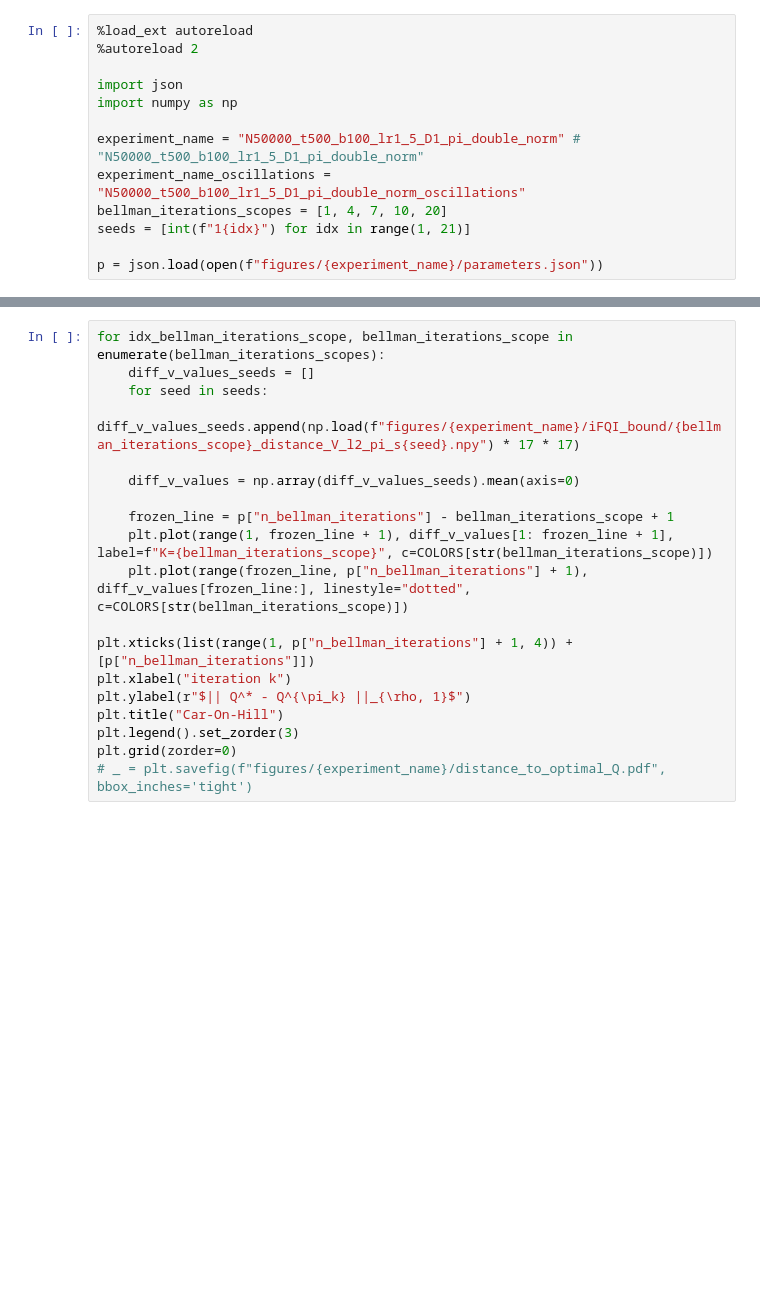
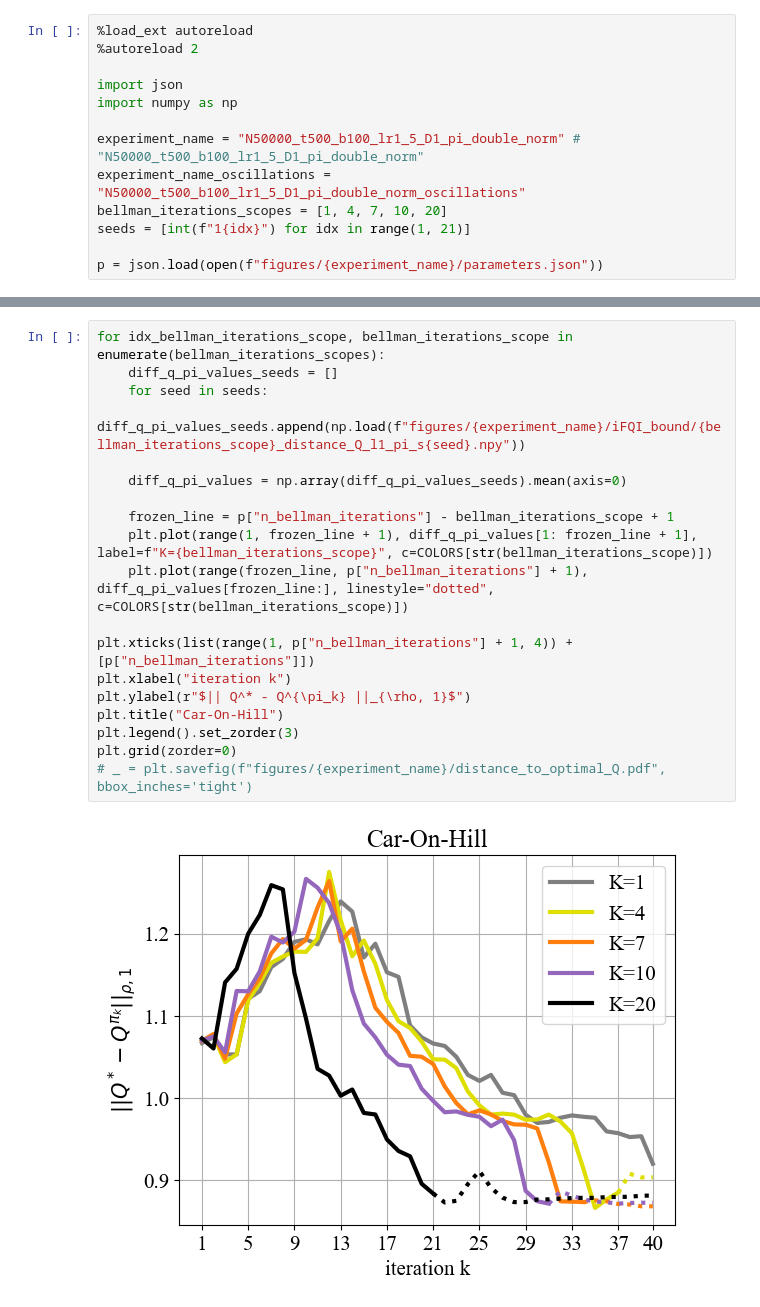
Before and after one commit to theovincent/i-DQN, a Jupyter notebook: experiments/car_on_hill/plot_bound.ipynb, the cells around one changed output, grey strips where cells are left out. Drawn from its saved outputs; the diff is of its cells as text; blank space fills up the shorter version.

```diff
--- a/experiments/car_on_hill/plot_bound.ipynb
+++ b/experiments/car_on_hill/plot_bound.ipynb
@@ -64,22 +68,24 @@ plt.grid(zorder=0)
 # %%
 for idx_bellman_iterations_scope, bellman_iterations_scope in enumerate(bellman_iterations_scopes):
-    diff_v_values_seeds = []
+    diff_q_pi_values_seeds = []
     for seed in seeds:
-        diff_v_values_seeds.append(np.load(f"figures/{experiment_name}/iFQI_bound/{bellman_iterations_scope}_distance_V_l2_pi_s{seed}.npy") * 17 * 17)
+        diff_q_pi_values_seeds.append(np.load(f"figures/{experiment_name}/iFQI_bound/{bellman_iterations_scope}_distance_Q_l1_pi_s{seed}.npy"))
 
-    diff_v_values = np.array(diff_v_values_seeds).mean(axis=0)
+    diff_q_pi_values = np.array(diff_q_pi_values_seeds).mean(axis=0)
 
     frozen_line = p["n_bellman_iterations"] - bellman_iterations_scope + 1
-    plt.plot(range(1, frozen_line + 1), diff_v_values[1: frozen_line + 1], label=f"K={bellman_iterations_scope}", c=COLORS[str(bellman_iterations_scope)])
-    plt.plot(range(frozen_line, p["n_bellman_iterations"] + 1), diff_v_values[frozen_line:], linestyle="dotted", c=COLORS[str(bellman_iterations_scope)])
+    plt.plot(range(1, frozen_line + 1), diff_q_pi_values[1: frozen_line + 1], label=f"K={bellman_iterations_scope}", c=COLORS[str(bellman_iterations_scope)])
+    plt.plot(range(frozen_line, p["n_bellman_iterations"] + 1), diff_q_pi_values[frozen_line:], linestyle="dotted", c=COLORS[str(bellman_iterations_scope)])
 
 plt.xticks(list(range(1, p["n_bellman_iterations"] + 1, 4)) + [p["n_bellman_iterations"]])
 plt.xlabel("iteration k")
 plt.ylabel(r"$|| Q^* - Q^{\pi_k} ||_{\rho, 1}$")
 plt.title("Car-On-Hill")
 plt.legend().set_zorder(3)
 plt.grid(zorder=0)
 # _ = plt.savefig(f"figures/{experiment_name}/distance_to_optimal_Q.pdf", bbox_inches='tight')
+# %% [output]
+[figure, added]
 # %%
 import pandas as pd
 
```
Also changed, not shown: parts of 4 cells of this notebook, 5 other files.
